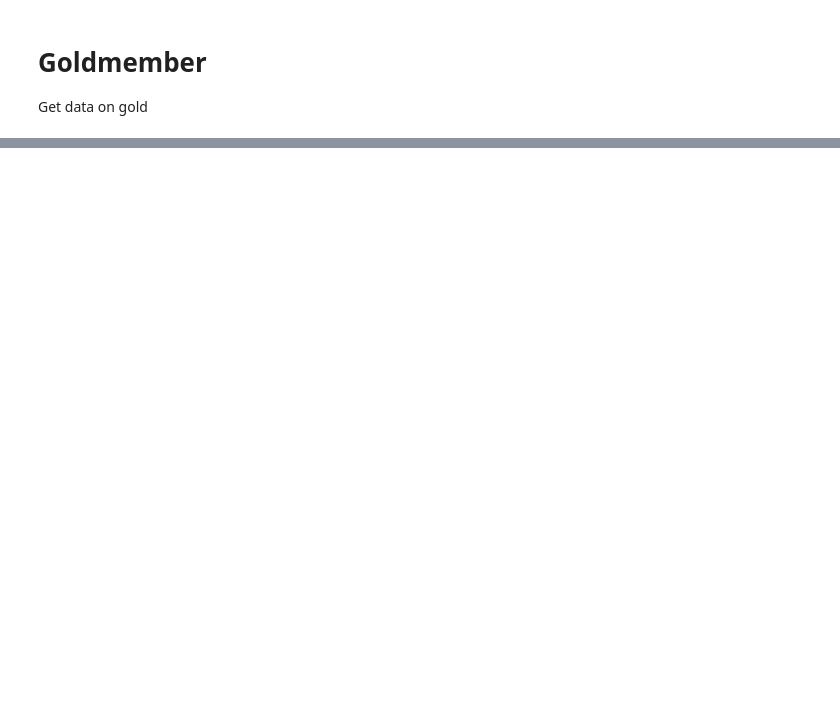
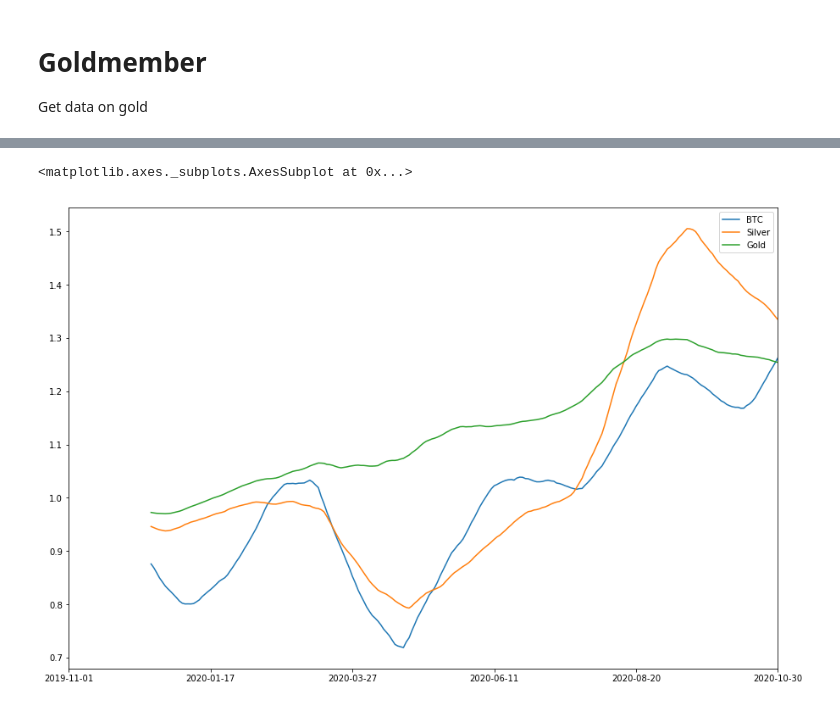
Before and after one commit to mdschulz1973/Planet_Express_IO, a Jupyter notebook: notebooks/AMoney.ipynb, the cells around one changed output, grey strips where cells are left out. Drawn from its saved outputs; the diff is of its cells as text; code cells hidden in the pictures; blank space fills up the shorter version.

```diff
--- a/notebooks/AMoney.ipynb
+++ b/notebooks/AMoney.ipynb
@@ -79,0 +125,5 @@ silver_df
+# %%
+cumprod.rolling(window=30).mean().plot(figsize=(15,10))
+# %% [output]
+<matplotlib.axes._subplots.AxesSubplot at 0x...>
+[figure, added]
```
Also changed, not shown: parts of 10 cells of this notebook, 1 other file.
